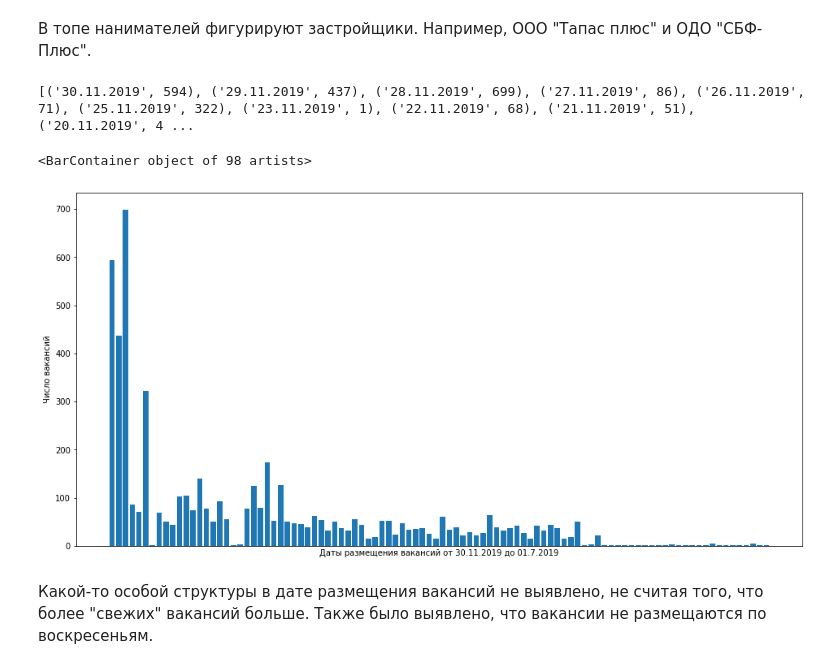
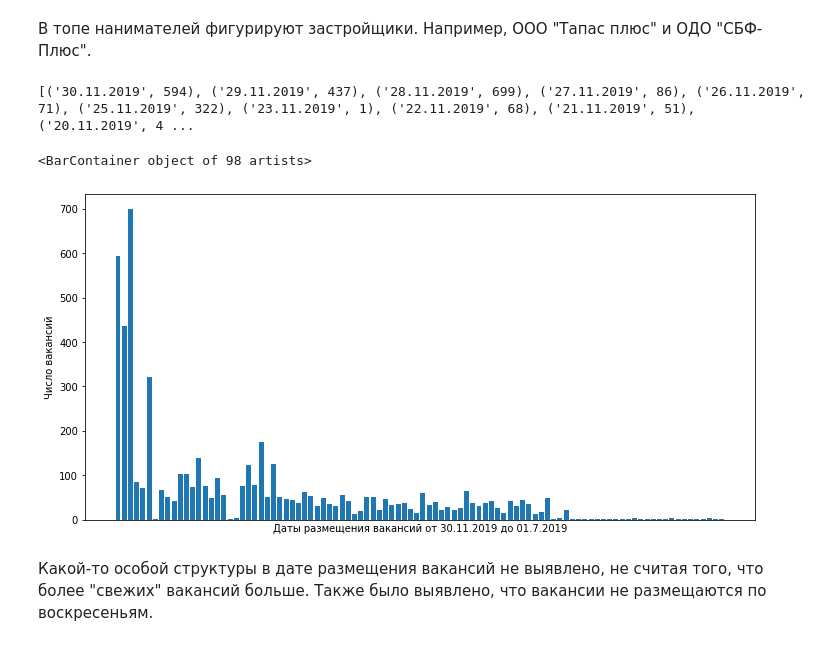
Before and after one commit to SergeyZyazyulkin/MIMOBOD, a Jupyter notebook: zyazyulkin_jobs.ipynb, the cells around one changed output. Saved outputs shown, nothing was run; the diff lists cells and outputs as text; code cells hidden in the pictures.

```diff
--- a/zyazyulkin_jobs.ipynb
+++ b/zyazyulkin_jobs.ipynb
@@ -276,16 +313,16 @@ plot_count(jobs, lambda job: job.employer, 'Наниматель', title='Нан
 # %%
 counter = Counter([job.date for job in jobs])
 data = sorted(counter.items(), key=lambda item: dt.datetime.strptime(item[0], '%d.%m.%Y'), reverse=True)
 print(data)
-plt.figure(figsize=(16, 8))
+plt.figure(figsize=(12, 6))
 plt.xlabel(f'Даты размещения вакансий от {data[0][0]} до {data[-1][0]}')
 plt.ylabel('Число вакансий')
 plt.tick_params(axis='x',which='both', bottom=False, top=False, labelbottom=False)
 plt.bar(range(len(data)), [el[1] for el in data])
 # %% [output]
 [('30.11.2019', 594), ('29.11.2019', 437), ('28.11.2019', 699), ('27.11.2019', 86), ('26.11.2019', 71), ('25.11.2019', 322), ('23.11.2019', 1), ('22.11.2019', 68), ('21.11.2019', 51), ('20.11.2019', 4 ...
 <BarContainer object of 98 artists>
-[figure, old version]
+[figure, new version]
 # %% [markdown]
 Какой-то особой структуры в дате размещения вакансий не выявлено, не считая того, что более "свежих" вакансий больше. Также было выявлено, что вакансии не размещаются по воскресеньям.
 # %% [markdown]
```
Also changed, not shown: parts of 27 cells of this notebook, 1 other file.
